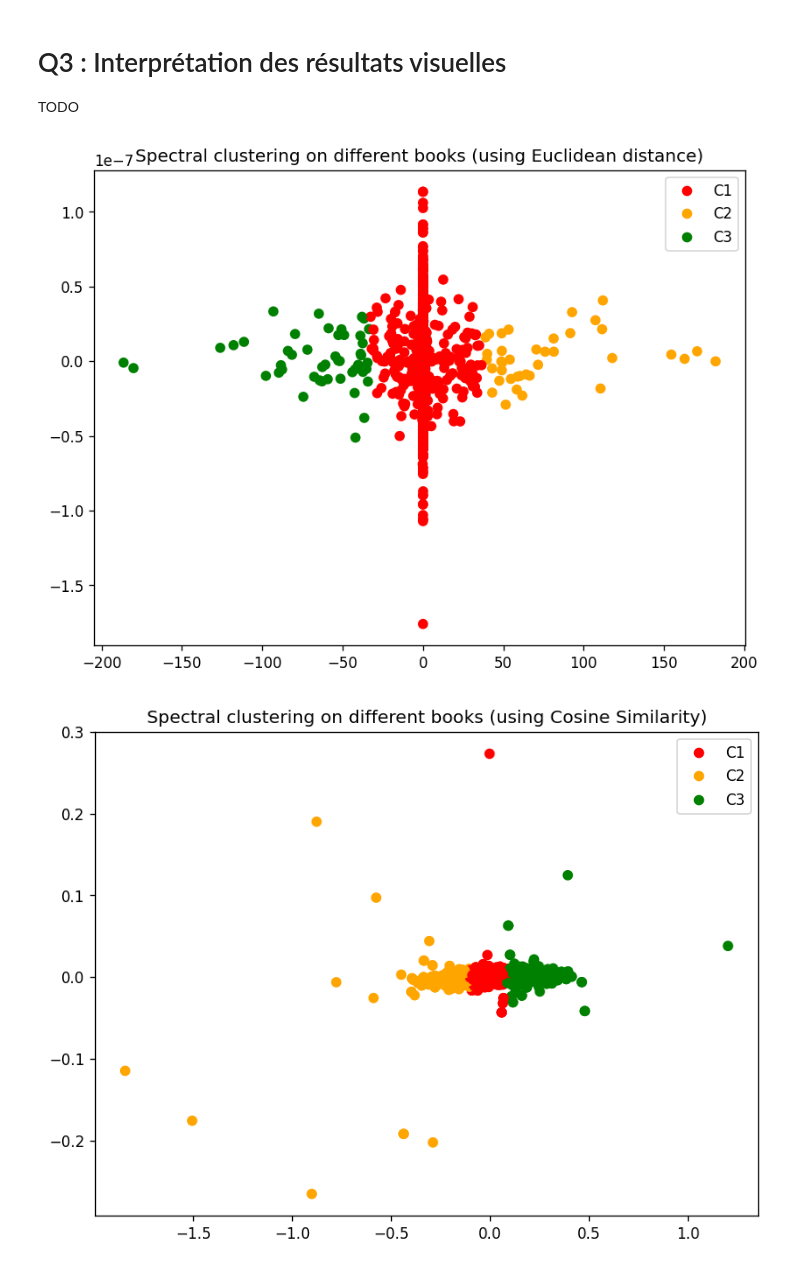
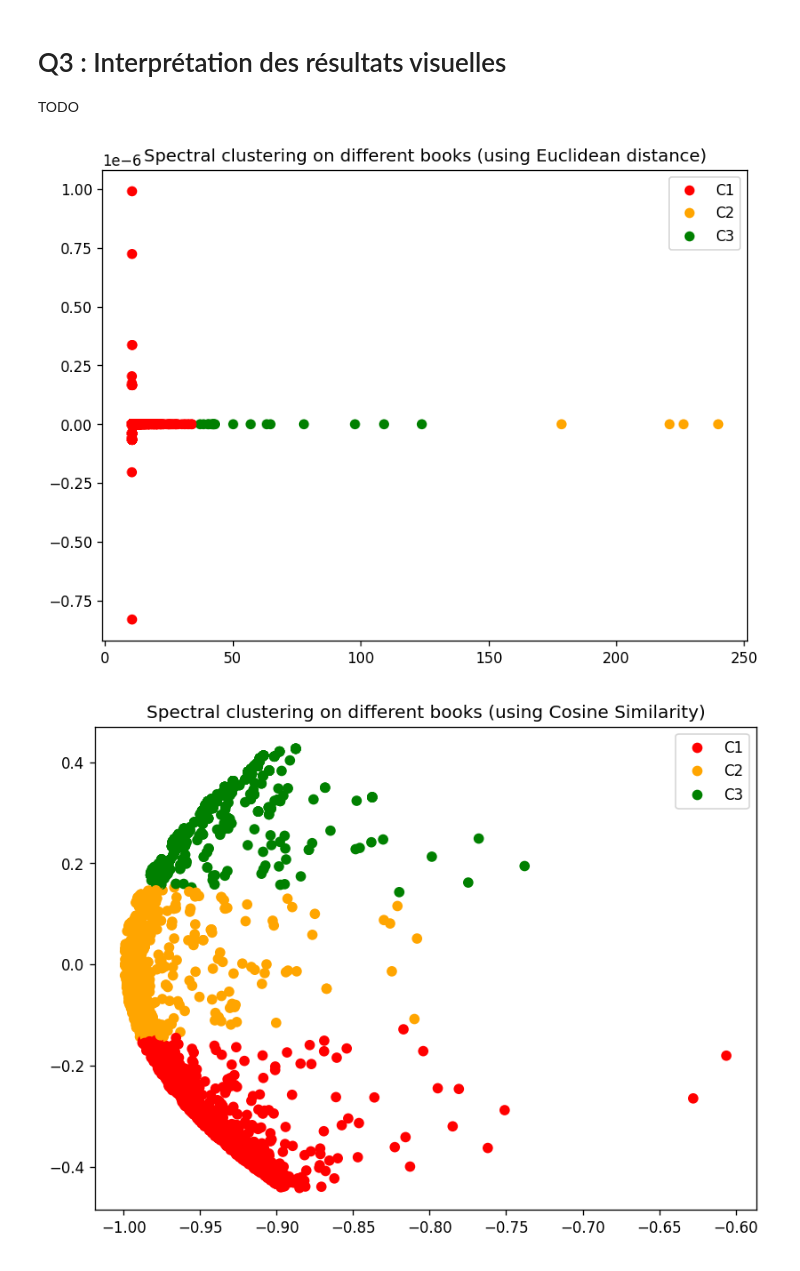
Before and after one commit to darhal/IFT799-DataScience, a Jupyter notebook: Lab2/tp2.ipynb, the cells around one changed output. Saved outputs shown, nothing was run; the diff lists cells and outputs as text; code cells hidden in the pictures.

```diff
--- a/Lab2/tp2.ipynb
+++ b/Lab2/tp2.ipynb
@@ -249,45 +250,42 @@ cosSim = lambda x, y: (x @ y.T) / (np.linalg.norm(x) * np.linalg.norm(y))
 def spectralClustering(booksData, distFunc):
     funcMap = {"euclidean": eucli, "cosine": cosSim}
     booksFeaturesData = booksData.to_numpy()
     N = booksFeaturesData.shape[0]
     """M = np.zeros((N, N))
     for i in range(0, N):
         for j in range(0, N):
             M[i,j] = funcMap[distFunc](booksFeaturesData[i,:], booksFeaturesData[j,:])"""
     # https://docs.scipy.org/doc/scipy/reference/generated/scipy.spatial.distance.pdist.html
     M = sp.spatial.distance.squareform(sp.spatial.distance.pdist(np.asarray(booksFeaturesData), distFunc))
-    if (distFunc == "cosine"): M = 1 - M
+    if (distFunc == "cosine"): M = 1 - M # SciPy uses distance cos which is equal to 1 - sim cos
     # assert (M.shape == M2.shape and np.allclose(M, M2))
     eigenValues, eigenVectors = np.linalg.eig(M)
     idx =  eigenValues.argsort()[::-1]
-    evals, evecs = [], []
-    for i in idx:
-        if (eigenValues[i].real >= 0):
-            evals.append(eigenValues[i].real)
-            evecs.append(eigenVectors[i,:].real)
-        else: break
-    P = np.stack(evecs)
-    D = np.diag(evals)
-    spectralDataMat = P.T @ np.sqrt(D)
+    eigenValues = eigenValues[idx].real
+    eigenVectors = eigenVectors[:,idx].real
+    positiveCount = eigenValues[eigenValues > 0].size
+    P = np.stack(eigenVectors[:,0:positiveCount])
+    D = np.diag(eigenValues[0:positiveCount])
+    spectralDataMat = P @ np.sqrt(D)
     kmeans = KMeans(n_clusters=NB_CLUSTERS, random_state=0, max_iter=1000).fit(spectralDataMat[:,0:2])
     return spectralDataMat[:,0:2], kmeans
 
 eucliCoords, spectralEucli = spectralClustering(pdBooksFeatures[CRITERIAS], "euclidean")
 cosCoords, spectralCos =  spectralClustering(pdBooksFeatures[CRITERIAS], "cosine")
 
 scatterPlotHelper(
     dataXY=(eucliCoords[:,0],eucliCoords[:,1]),
     dataLabels=spectralEucli.labels_,
     title="Spectral clustering on different books (using Euclidean distance)"
 )
 scatterPlotHelper(
     dataXY=(cosCoords[:,0],cosCoords[:,1]),
     dataLabels=spectralCos.labels_,
     title="Spectral clustering on different books (using Cosine Similarity)"
 )
 # %% [output]
-[figure, old version]
+[figure, new version]
-[figure, old version]
+[figure, new version]
 # %%
 # Q5
 bookClasses = pdBooksFeatures[["Class"]].to_numpy(dtype=int).T[0]
```
Also changed, not shown: parts of 4 cells of this notebook.
